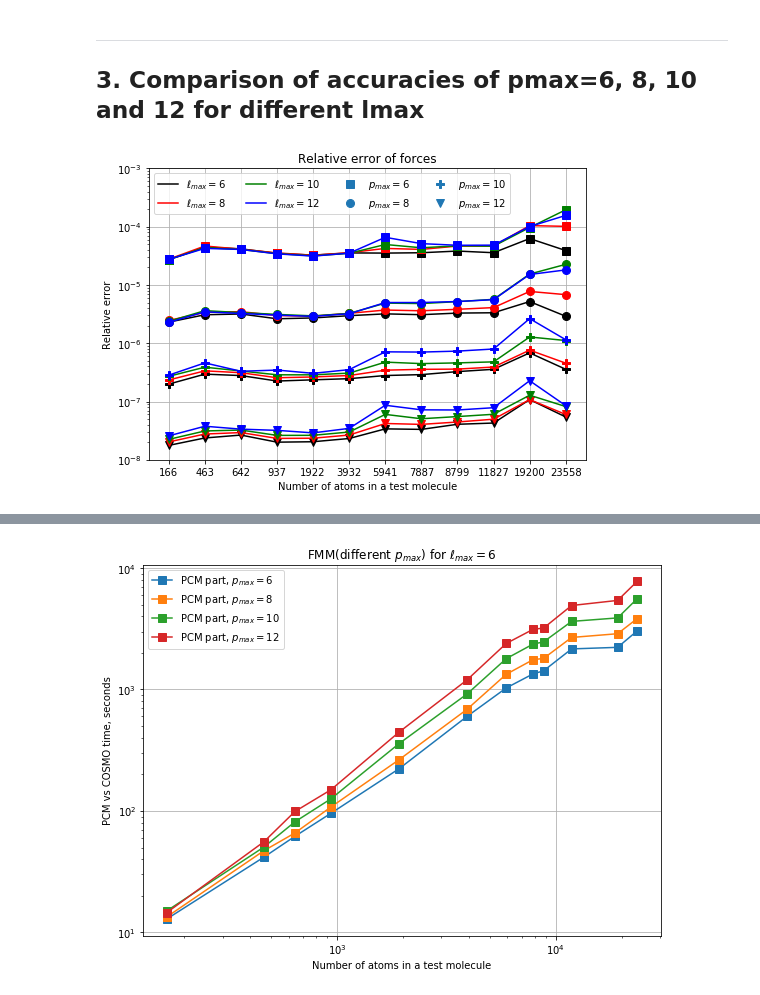
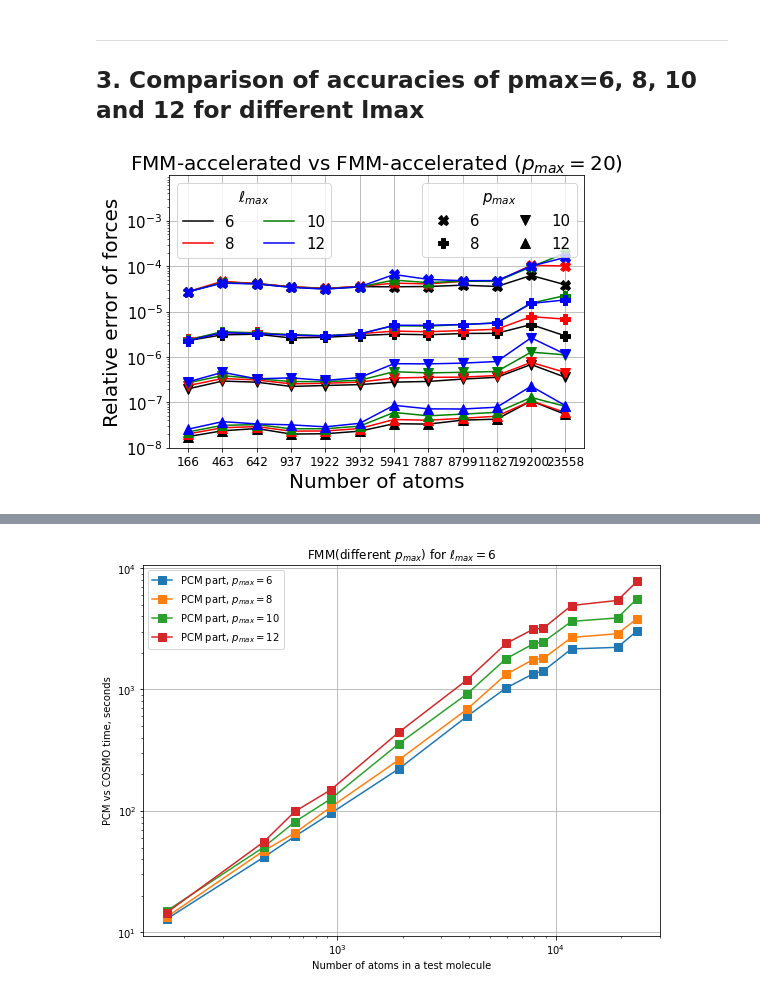
Before and after one commit to ACoM-Computational-Mathematics/2021_ddpcm_fmm, a Jupyter notebook: experiments/error_calibration/plots.ipynb, the cells around one changed output, grey strips where cells are left out. Cells and saved outputs as stored; diff of their text form; code cells hidden in the pictures.

```diff
--- a/experiments/error_calibration/plots.ipynb
+++ b/experiments/error_calibration/plots.ipynb
@@ -394,11 +409,16 @@ ___
 # Plot fmm (pmax=6,8,10,12) vs fmm (pmax=20) results for different lmax
 pmaxs = [6, 8, 10, 12]
 lmaxs = [6, 8, 10, 12]
-# Style for different pmax
-marker_pmax = {6: "s",
-               8: "o",
-               10: "P",
-               12: "v"}
+# Style for markers for different pmax
+marker_pmax = {6: {"marker": "X", "markersize": 10},
+               8: {"marker": "P", "markersize": 10},
+               10: {"marker": "v", "markersize": 10},
+               12: {"marker": "^", "markersize": 10}}
+# Style for different lmax
+styles = {6: {"color": "black"},
+          8: {"color": "red"},
+          10: {"color": "green"},
+          12: {"color": "blue"}}
 # List output molecules in a proper order (increasing number of atoms)
 molecules = ["2rvd_sas", "2mlt_monomer_sas", "1ejg_sas", "2mlt_sas", "2qho_a_sas",
              "2qho_ab_sas", "2qho_abc_sas", "2qho_abcd_sas", "2qho_sas",
@@ -408,45 +428,53 @@ xticks = range(len(natoms))
 # Single figure with all the plots
 fig, ax = plt.subplots(figsize=(7, 5))
 # Handle for legend data
-handles=[]
+legend1_handles=[]
 for lmax in lmaxs:
     # Create a proxy line to add to the legend
-    line = mpl.lines.Line2D([], [], label="$\ell_{{max}}={}$".format(lmax), linestyle="-", **styles[lmax])
-    handles.append(line)
+    line = Line2D([], [], label="{}".format(lmax), linestyle="-", **styles[lmax])
+    legend1_handles.append(line)
     # Add plots for each possible value of pmax
     for pmax in pmaxs:
         rel_err_forces = []
         for mol in molecules:
             fname_fmm = "fmm_vs_fmm_sas/{}.{}.{}.fmm".format(mol, lmax, pmax)
             #print("Read:", fname_fmm)
             result_fmm = read_output_file(fname_fmm)
             fname_dense = "fmm_vs_fmm_sas/{}.{}.{}.fmm".format(mol, lmax, 20)
             #print("Read:", fname_dense)
             result_dense = read_output_file(fname_dense)
             rel_err_forces.append(np.linalg.norm(result_fmm["ddpcm forces"]-result_dense["ddpcm forces"]) /
                                 np.linalg.norm(result_dense["ddpcm forces"]))
-        ax.semilogy(xticks, rel_err_forces, markersize=8, marker=marker_pmax[pmax], linestyle="-", **styles[lmax])
+        ax.semilogy(xticks, rel_err_forces, linestyle="-", **(styles[lmax] | marker_pmax[pmax]))
 # Append legend data for different pmax
+legend2_handles = []
 for pmax in pmaxs:
     # Create a proxy line to add to the legend
-    line = mpl.lines.Line2D([], [], label="$p_{{max}}={}$".format(pmax), markersize=8, marker=marker_pmax[pmax], linestyle="")
-    handles.append(line)
+    line = Line2D([], [], label="{}".format(pmax), linestyle="", color="black", **marker_pmax[pmax])
+    legend2_handles.append(line)
 # Finally draw the plot and augment it with proper data
 ax.grid()
 ax.set_xticks(xticks)
 ax.set_xticklabels(natoms)
-ax.set_ylim([1e-8, 1e-3])
-ax.set_title("Relative error of forces")
-ax.set_xlabel("Number of atoms in a test molecule")
-ax.set_ylabel("Relative error")
-ax.legend(handles=handles, loc="upper left", ncol=4)
+ax.set_ylim([1e-8, 1e-2])
+ax.set_yticks([1e-8, 1e-7, 1e-6, 1e-5, 1e-4, 1e-3])
+plt.xticks(fontsize=12)
+plt.yticks(fontsize=15)
+ax.set_title("FMM-accelerated vs FMM-accelerated ($p_{{max}}=20$)", fontsize=20)
+ax.set_xlabel("Number of atoms", fontsize=20)
+ax.set_ylabel("Relative error of forces", fontsize=20)
+legend1 = plt.legend(handles=legend1_handles, loc="upper left", ncol=2, fontsize=15)
+legend1.set_title("$\ell_{{max}}$", prop={"size": 15})
+legend2 = plt.legend(handles=legend2_handles, loc="upper right", ncol=2, fontsize=15)
+legend2.set_title("$p_{{max}}$", prop={"size": 15})
+ax.add_artist(legend1)
 fig.tight_layout()
 #plt.savefig("fmm_vs_fmm_sas_force.pdf")
 plt.savefig("fmm_vs_fmm_sas_force.pgf")
 plt.show()
 plt.close()
 # %% [output]
-[figure, old version]
+[figure, new version]
 # %%
 # Plot fmm (pmax=6,8,10,12) vs fmm (pmax=20) results for different lmax
 pmaxs = [6, 8, 10, 12]
```
Also changed, not shown: parts of 6 cells of this notebook.
